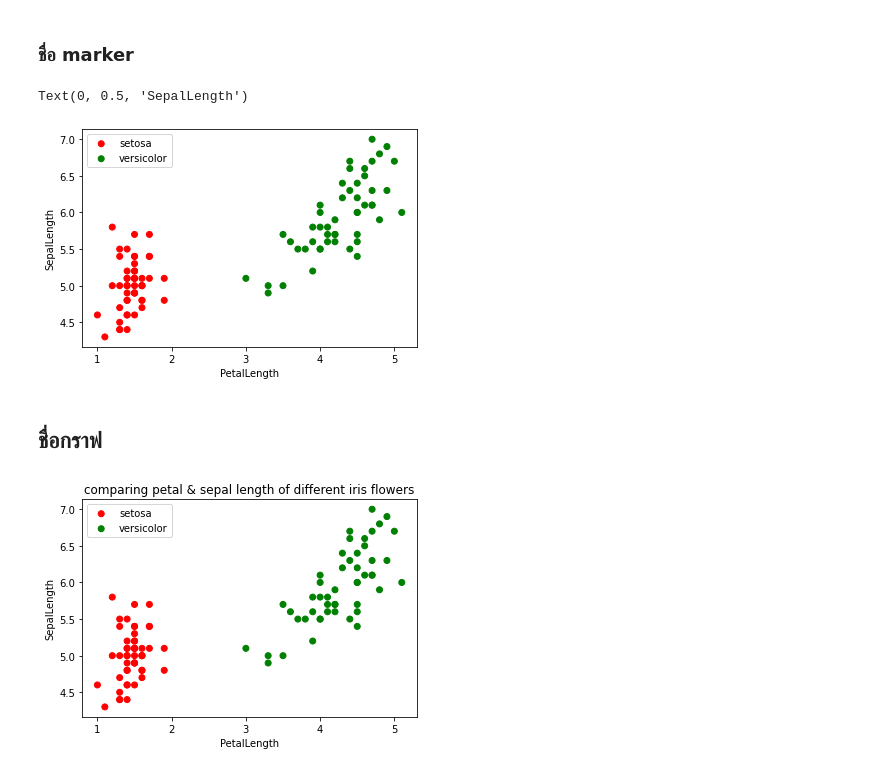
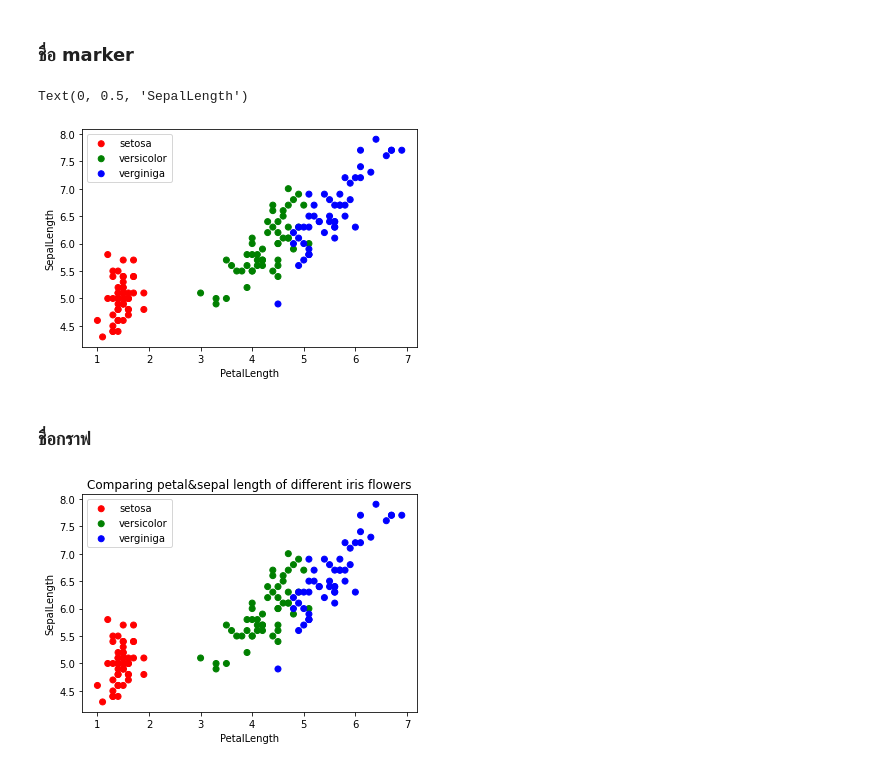
Before and after one commit to suphalaksana/data_viz_2022, a Jupyter notebook: DataViz02_Data_Distribution.ipynb, the cells around one changed output. Cells and saved outputs as stored; diff of their text form; code cells hidden in the pictures.

```diff
--- a/DataViz02_Data_Distribution.ipynb
+++ b/DataViz02_Data_Distribution.ipynb
@@ -84,22 +84,24 @@ Text(0, 0.5, 'SepalLength')
 # %% [markdown]
 ### ชื่อ marker
 # %%
-plt.scatter(df2['PetalLength'][:50] ,df2['SepalLength'][:50],c=df2['Name'][:50],label='setosa') #50 อันแรก
-plt.scatter(df2['PetalLength'][50:100] ,df2['SepalLength'][50:100],c=df2['Name'][50:100],label='versicolor')  #50-100
+plt.scatter(df2['PetalLength'][:50],df2['SepalLength'][:50],c=df2['Name'][:50],label='setosa')  #50 อันแรก
+plt.scatter(df2['PetalLength'][50:100],df2['SepalLength'][50:100],c=df2['Name'][50:100],label='versicolor')  #50-100
+plt.scatter(df2['PetalLength'][100:],df2['SepalLength'][100:],c=df2['Name'][100:],label='verginiga')
 plt.legend() #โชว์ชื่อของแต่ละจุดที่ plot
 plt.xlabel('PetalLength')
 plt.ylabel('SepalLength')
 # %% [output]
 Text(0, 0.5, 'SepalLength')
-[figure, old version]
+[figure, new version]
 # %% [markdown]
-## ชื่อกราฟ
+### ชื่อกราฟ
 # %%
-plt.scatter(df2['PetalLength'][:50] ,df2['SepalLength'][:50],c=df2['Name'][:50],label='setosa') #50 อันแรก
-plt.scatter(df2['PetalLength'][50:100] ,df2['SepalLength'][50:100],c=df2['Name'][50:100],label='versicolor')  #50-100
+plt.scatter(df2['PetalLength'][:50],df2['SepalLength'][:50],c=df2['Name'][:50],label='setosa')
+plt.scatter(df2['PetalLength'][50:100],df2['SepalLength'][50:100],c=df2['Name'][50:100],label='versicolor')
+plt.scatter(df2['PetalLength'][100:],df2['SepalLength'][100:],c=df2['Name'][100:],label='verginiga')
 plt.legend()
-plt.xlabel('PetalLength') #ทำการเปลี่ยนชื่อแกน x
-plt.ylabel('SepalLength') #ทำการเปลี่ยนชื่อแกน y
-plt.title('comparing petal & sepal length of different iris flowers'); #ตั้งชื่อกราฟ เป็น comparing petal & sepal length of different iris flowers
+plt.xlabel('PetalLength')
+plt.ylabel('SepalLength')
+plt.title('Comparing petal&sepal length of different iris flowers');  #ตั้งชื่อกราฟ เป็น comparing petal & sepal length of different iris flowers
 # %% [output]
-[figure, old version]
+[figure, new version]
```
Also changed, not shown: parts of 15 cells of this notebook.
